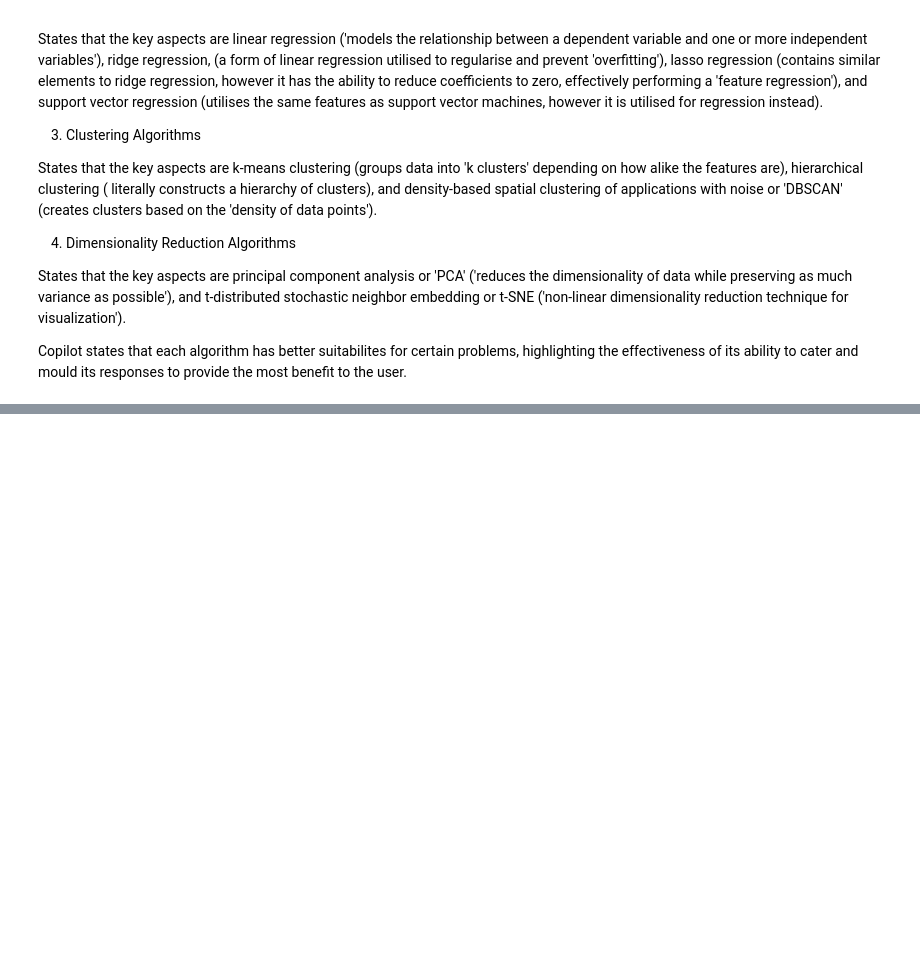
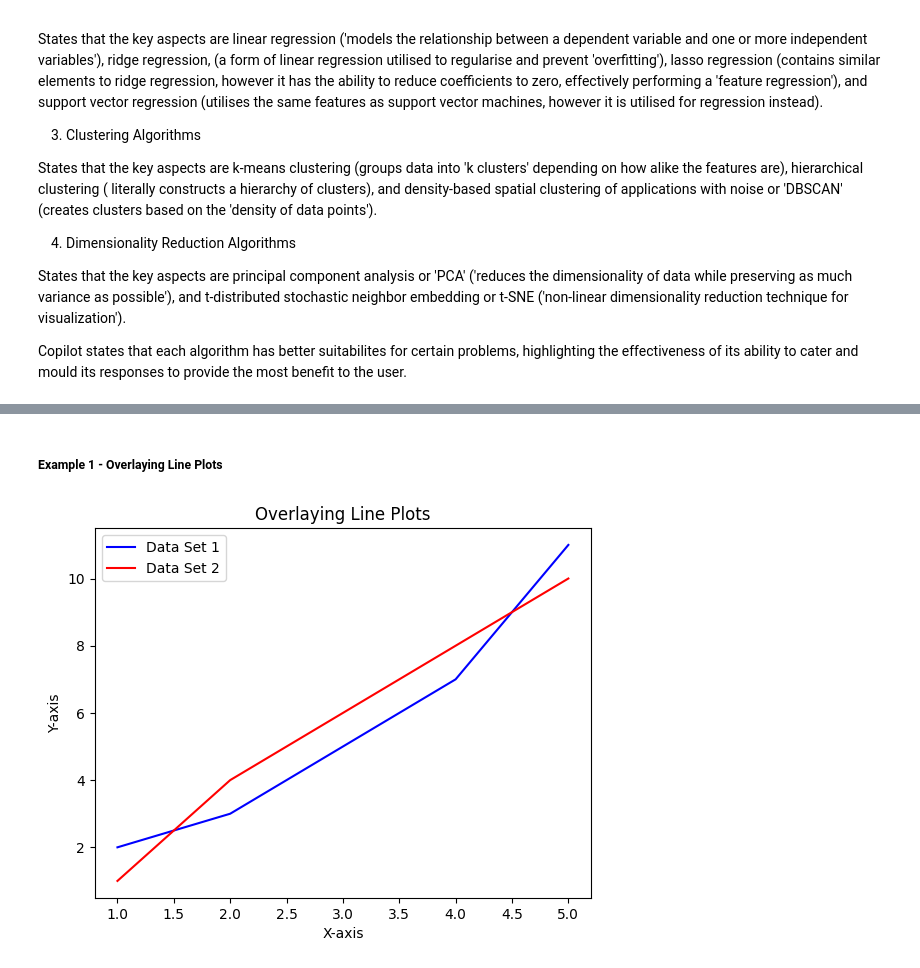
Before and after one commit to lannah2/ai-for-the-arts, a Jupyter notebook: coding_exercises.ipynb, the cells around one changed output, grey strips where cells are left out. Saved outputs shown, nothing was run; the diff lists cells and outputs as text; code cells hidden in the pictures; blank space fills up the shorter version.

```diff
--- a/coding_exercises.ipynb
+++ b/coding_exercises.ipynb
@@ -586,0 +717,25 @@ Copilot states that each algorithm has better suitabilites for certain problems,
+# %% [markdown]
+##### Example 1 - Overlaying Line Plots
+# %%
+
+import matplotlib.pyplot as plt
+
+# Sample data
+x = [1, 2, 3, 4, 5]
+y1 = [2, 3, 5, 7, 11]
+y2 = [1, 4, 6, 8, 10]
+
+# Plotting the data
+plt.plot(x, y1, label='Data Set 1', color='blue')
+plt.plot(x, y2, label='Data Set 2', color='red')
+
+# Adding labels and title
+plt.xlabel('X-axis')
+plt.ylabel('Y-axis')
+plt.title('Overlaying Line Plots')
+plt.legend()
+
+# Display the plot
+plt.show()
+# %% [output]
+[figure, added]
```
Also changed, not shown: parts of 10 cells of this notebook.
